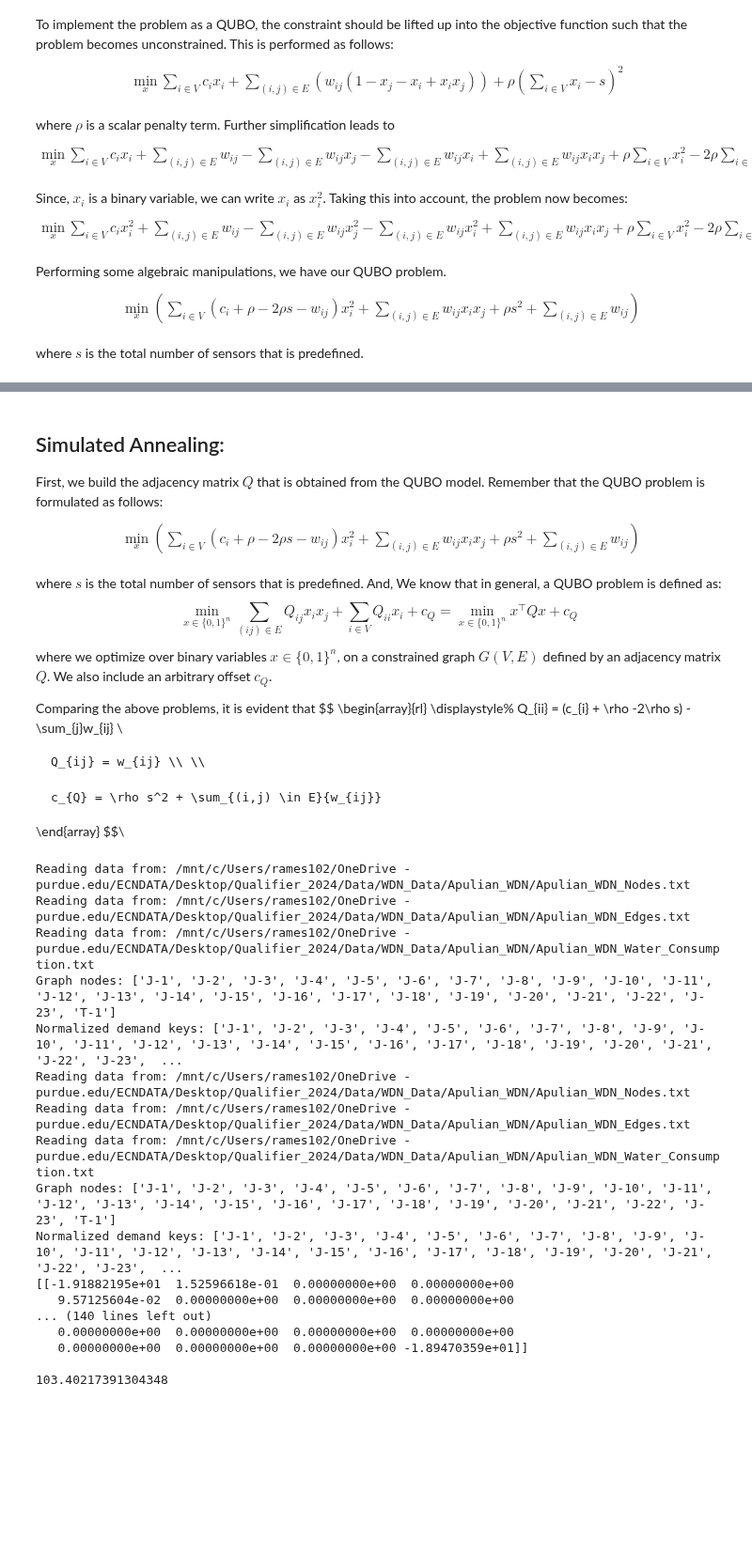
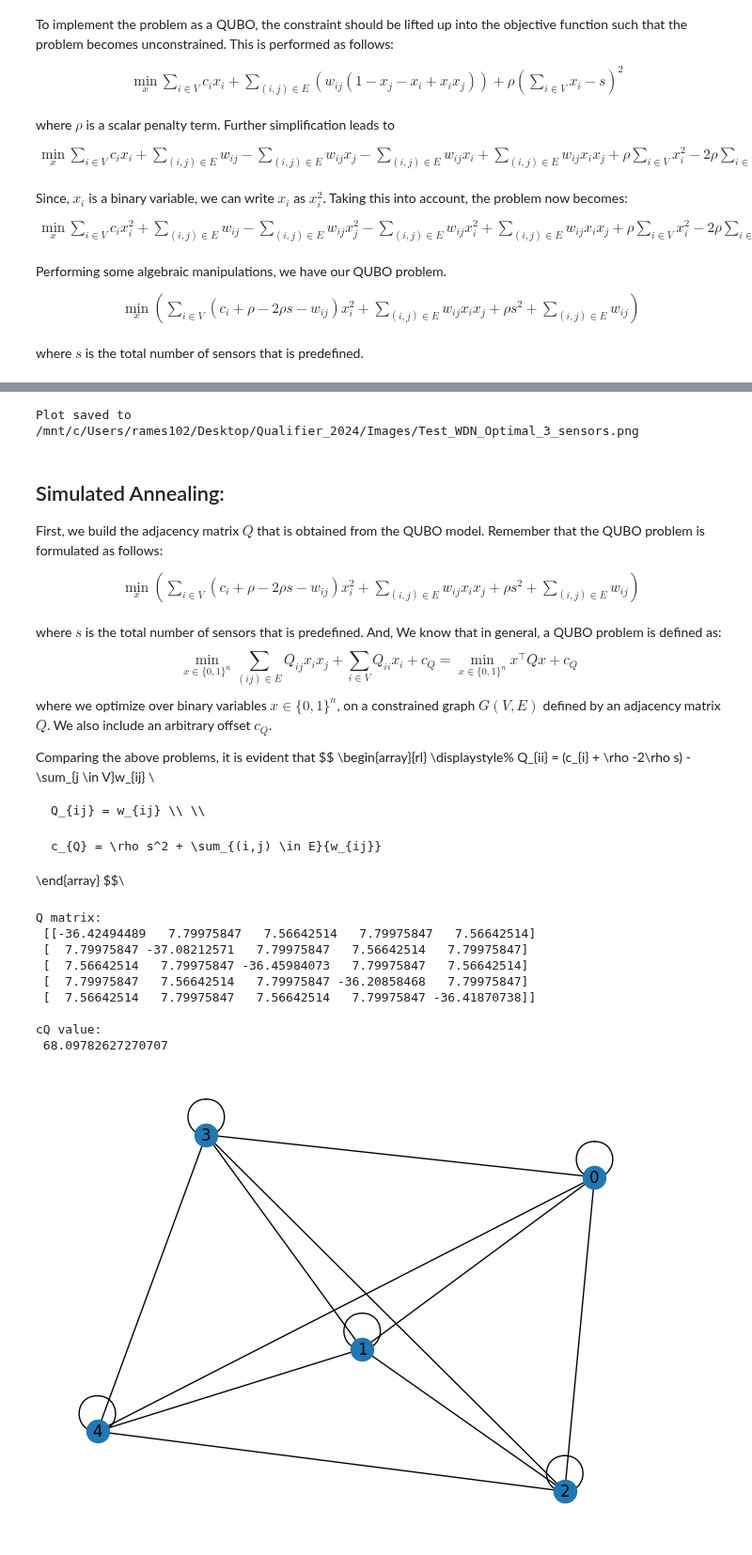
Before and after one commit to anurag-r20/WDN_Sensor_Placement, a Jupyter notebook: WDN_Sensor_Placement.ipynb, the cells around one changed output, grey strips where cells are left out. Shown at 94% size. Cells and saved outputs as stored; diff of their text form; code cells hidden in the pictures; blank space fills up the shorter version.

```diff
--- a/WDN_Sensor_Placement.ipynb
+++ b/WDN_Sensor_Placement.ipynb
@@ -391,6 +471,8 @@ def create_model(city):  # Adding problem_type as a parameter
     model.x = pyo.Var(model.nodes, within=pyo.Binary)
 
     return model
+# %%
+model = create_pyomo_model(G)
 # %%
 # Mixed Integer Program model (MIP)
 
@@ -442,8 +677,6 @@ def QUBO(city, s, rho):
 # %%
-# Select your city, model and number of sensors:
-city = "Apulian"
-s = 10
-rho = 1 # Constant for penalty term for QUBO
-model_MIQP = MIQP(city, s)
-model_QUBO = QUBO(city, s, rho)
+s = 3
+rho = np.sum(np.abs(list(VC.values()))) + 1 # Constant for penalty term for QUBO
+model_MIQP = MIQP(G, model, s)
+model_QUBO = QUBO(G, model, s, rho)
 # %% [output]
@@ -619,6 +907,14 @@ Normalized demand keys: ['J-1', 'J-2', 'J-3', 'J-4', 'J-5', 'J-6', 'J-7', 'J-8',
+# %%
+# Save the plot
+directory = '/mnt/c/Users/rames102/Desktop/Qualifier_2024/Images'
+filename = f"{city}_WDN_Optimal_{s}_sensors"
+save_plot(directory, filename)
+print(f"Plot saved to {os.path.abspath(os.path.join(directory, filename))}.png")
+# %% [output]
+Plot saved to /mnt/c/Users/rames102/Desktop/Qualifier_2024/Images/Test_WDN_Optimal_3_sensors.png
 # %% [markdown]
 ## Simulated Annealing:
- First, we build the adjacency matrix $Q$ that is obtained from the QUBO model. Remember that the QUBO problem is formulated as follows:
+First, we build the adjacency matrix $Q$ that is obtained from the QUBO model. Remember that the QUBO problem is formulated as follows:
 $$
 \begin{array}{rl}
     \displaystyle%
@@ -636,7 +932,7 @@ Comparing the above problems, it is evident that
 $$
 \begin{array}{rl}
     \displaystyle%
-    Q_{ii} = (c_{i} + \rho -2\rho s) - \sum_{j}w_{ij} \\
+    Q_{ii} = (c_{i} + \rho -2\rho s) - \sum_{j \in V}w_{ij} \\
 
     Q_{ij} = w_{ij} \\ \\
 
@@ -646 +1011,16 @@ $$\
+# %%
+s = 3
+Q, cQ = build_Q_matrix(G, model, s)
+print("Q matrix:\n", Q , "\n")
+print("cQ value:\n", cQ)
+# %% [output]
+Q matrix:
+ [[-36.42494489   7.79975847   7.56642514   7.79975847   7.56642514]
+ [  7.79975847 -37.08212571   7.79975847   7.56642514   7.79975847]
+ [  7.56642514   7.79975847 -36.45984073   7.79975847   7.56642514]
+ [  7.79975847   7.56642514   7.79975847 -36.20858468   7.79975847]
+ [  7.56642514   7.79975847   7.56642514   7.79975847 -36.41870738]]
+
+cQ value:
+ 68.09782627270707
 # %%
@@ -688,25 +1083,0 @@ def compute_Q_matrix(city, rho, s):
-# %%
-city = "Apulian"
-s = 10
-rho = 1
-Q, beta = compute_Q_matrix(city, rho, s)
-print(Q, "\n")
-print(beta)
-# %% [output]
-Reading data from: /mnt/c/Users/rames102/OneDrive - purdue.edu/ECNDATA/Desktop/Qualifier_2024/Data/WDN_Data/Apulian_WDN/Apulian_WDN_Nodes.txt
-Reading data from: /mnt/c/Users/rames102/OneDrive - purdue.edu/ECNDATA/Desktop/Qualifier_2024/Data/WDN_Data/Apulian_WDN/Apulian_WDN_Edges.txt
-Reading data from: /mnt/c/Users/rames102/OneDrive - purdue.edu/ECNDATA/Desktop/Qualifier_2024/Data/WDN_Data/Apulian_WDN/Apulian_WDN_Water_Consumption.txt
-Graph nodes: ['J-1', 'J-2', 'J-3', 'J-4', 'J-5', 'J-6', 'J-7', 'J-8', 'J-9', 'J-10', 'J-11', 'J-12', 'J-13', 'J-14', 'J-15', 'J-16', 'J-17', 'J-18', 'J-19', 'J-20', 'J-21', 'J-22', 'J-23', 'T-1']
-Normalized demand keys: ['J-1', 'J-2', 'J-3', 'J-4', 'J-5', 'J-6', 'J-7', 'J-8', 'J-9', 'J-10', 'J-11', 'J-12', 'J-13', 'J-14', 'J-15', 'J-16', 'J-17', 'J-18', 'J-19', 'J-20', 'J-21', 'J-22', 'J-23',  ...
-Reading data from: /mnt/c/Users/rames102/OneDrive - purdue.edu/ECNDATA/Desktop/Qualifier_2024/Data/WDN_Data/Apulian_WDN/Apulian_WDN_Nodes.txt
-Reading data from: /mnt/c/Users/rames102/OneDrive - purdue.edu/ECNDATA/Desktop/Qualifier_2024/Data/WDN_Data/Apulian_WDN/Apulian_WDN_Edges.txt
-Reading data from: /mnt/c/Users/rames102/OneDrive - purdue.edu/ECNDATA/Desktop/Qualifier_2024/Data/WDN_Data/Apulian_WDN/Apulian_WDN_Water_Consumption.txt
-Graph nodes: ['J-1', 'J-2', 'J-3', 'J-4', 'J-5', 'J-6', 'J-7', 'J-8', 'J-9', 'J-10', 'J-11', 'J-12', 'J-13', 'J-14', 'J-15', 'J-16', 'J-17', 'J-18', 'J-19', 'J-20', 'J-21', 'J-22', 'J-23', 'T-1']
-Normalized demand keys: ['J-1', 'J-2', 'J-3', 'J-4', 'J-5', 'J-6', 'J-7', 'J-8', 'J-9', 'J-10', 'J-11', 'J-12', 'J-13', 'J-14', 'J-15', 'J-16', 'J-17', 'J-18', 'J-19', 'J-20', 'J-21', 'J-22', 'J-23',  ...
-[[-1.91882195e+01  1.52596618e-01  0.00000000e+00  0.00000000e+00
-   9.57125604e-02  0.00000000e+00  0.00000000e+00  0.00000000e+00
-... (140 lines left out)
-   0.00000000e+00  0.00000000e+00  0.00000000e+00  0.00000000e+00
-   0.00000000e+00  0.00000000e+00  0.00000000e+00 -1.89470359e+01]]
-
-103.40217391304348
@@ -723,0 +1120,5 @@ def QUBO_dimod(Q, beta):
+# %%
+G = nx.from_numpy_matrix(Q)
+nx.draw(G, with_labels=True)
+# %% [output]
+[figure, added]
```
Also changed, not shown: parts of 47 cells of this notebook.
